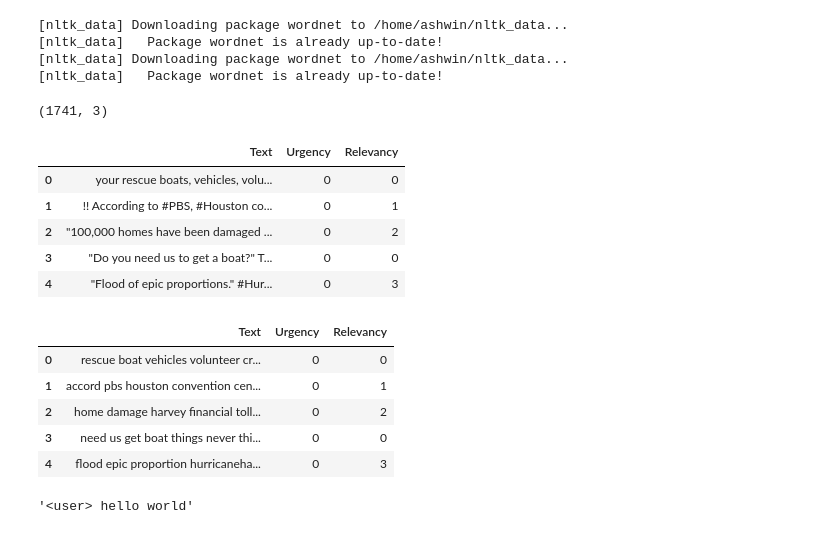
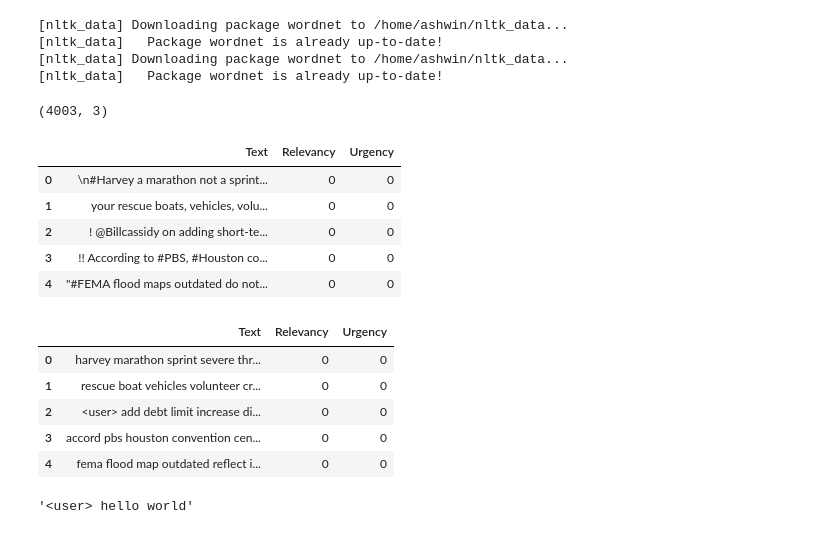
Before and after one commit to shenoy10/Harvey_Machine_Learning, a Jupyter notebook: Embedding_Model.ipynb, the cells around one changed output. Cells and saved outputs as stored; diff of their text form; code cells hidden in the pictures.

```diff
--- a/Embedding_Model.ipynb
+++ b/Embedding_Model.ipynb
@@ -111,34 +83,35 @@ def process_tweet(tweet, tknzr, sym_spell=None, advanced=False):
 # %%
 df = pd.read_csv('data/labeled_prelim.csv').dropna().astype(
         {'Relevancy':np.int32, 'Urgency':np.int32}).reset_index(drop=True)
 df.pop('Id')
 
-df2 = pd.read_csv('data/mturk_results_0-2000_processed.csv')
+# df2 = pd.read_csv('data/mturk_results_0-2000_processed.csv')
 #df = pd.concat([df, df2], ignore_index=True)
+df2 = pd.read_csv('data/mturk_0-4000_manual2.csv')
 df = df2
 
 print(df.shape)
 df.head()
 # %% [output]
-(1741, 3)
+(4003, 3)
-|  | Text | Urgency | Relevancy |
-| 0 | your rescue boats, vehicles, volu... | 0 | 0 |
-| 1 | !! According to #PBS, #Houston co... | 0 | 1 |
-| 2 | "100,000 homes have been damaged ... | 0 | 2 |
-| 3 | "Do you need us to get a boat?" T... | 0 | 0 |
-| 4 | "Flood of epic proportions." #Hur... | 0 | 3 |
+|  | Text | Relevancy | Urgency |
+| 0 | \n#Harvey a marathon not a sprint... | 0 | 0 |
+| 1 | your rescue boats, vehicles, volu... | 0 | 0 |
+| 2 | ! @Billcassidy on adding short-te... | 0 | 0 |
+| 3 | !! According to #PBS, #Houston co... | 0 | 0 |
+| 4 | "#FEMA flood maps outdated do not... | 0 | 0 |
 # %%
 #sym_spell = create_symspell(2,7,'data/frequency_dictionary_en_82_765.txt')
 tknzr = TweetTokenizer(strip_handles=False, reduce_len=True)
 df['Text'] = df['Text'].map(lambda x: process_tweet(x, tknzr, None, True))
 df.head()
 # %% [output]
-|  | Text | Urgency | Relevancy |
-| 0 | rescue boat vehicles volunteer cr... | 0 | 0 |
-| 1 | accord pbs houston convention cen... | 0 | 1 |
-| 2 | home damage harvey financial toll... | 0 | 2 |
-| 3 | need us get boat things never thi... | 0 | 0 |
-| 4 | flood epic proportion hurricaneha... | 0 | 3 |
+|  | Text | Relevancy | Urgency |
+| 0 | harvey marathon sprint severe thr... | 0 | 0 |
+| 1 | rescue boat vehicles volunteer cr... | 0 | 0 |
+| 2 | <user> add debt limit increase di... | 0 | 0 |
+| 3 | accord pbs houston convention cen... | 0 | 0 |
+| 4 | fema flood map outdated reflect i... | 0 | 0 |
 # %%
 process_tweet('@user #hello world', tknzr, None,True)
 # %% [output]
```
Also changed, not shown: parts of 21 cells of this notebook, 1 other file.
